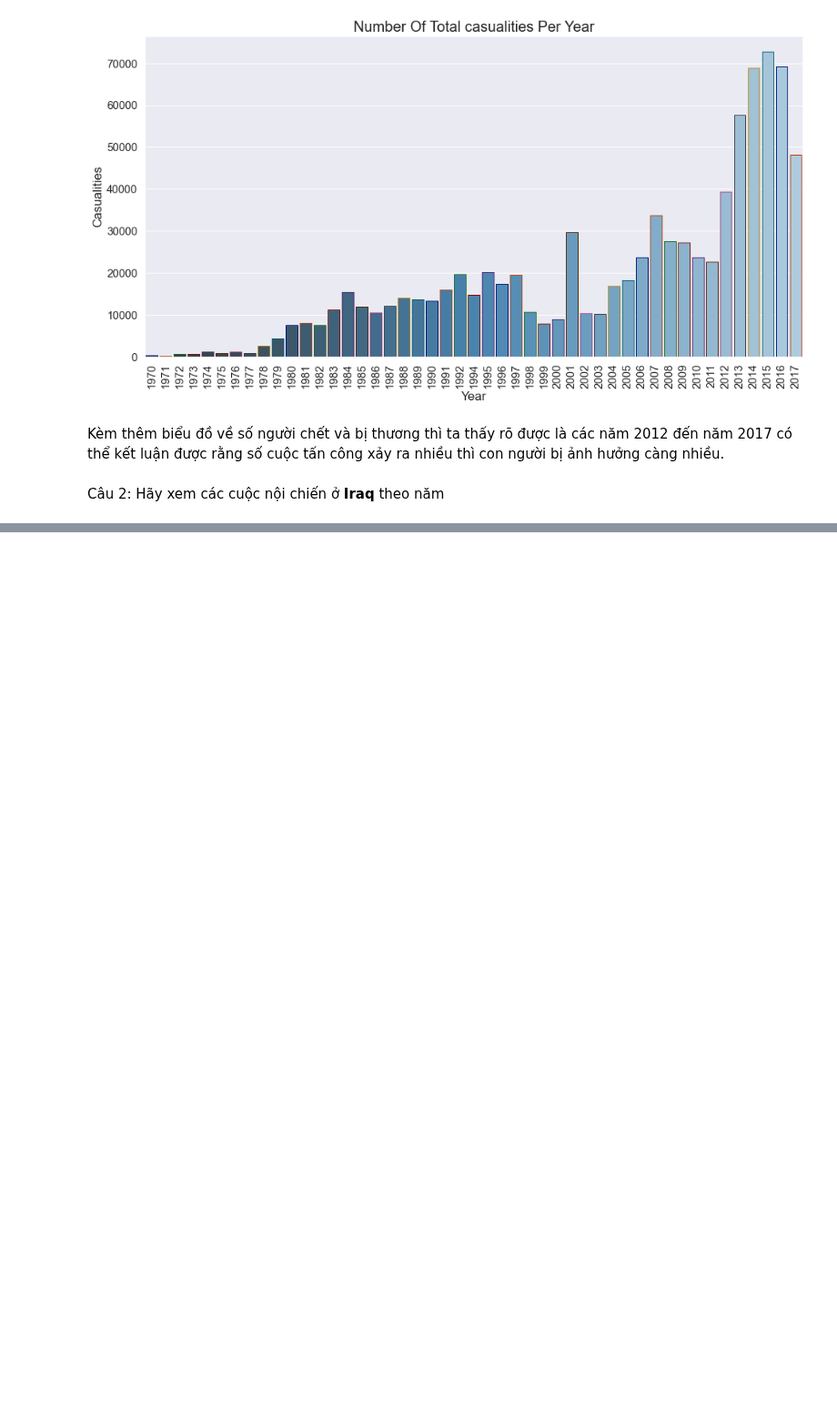
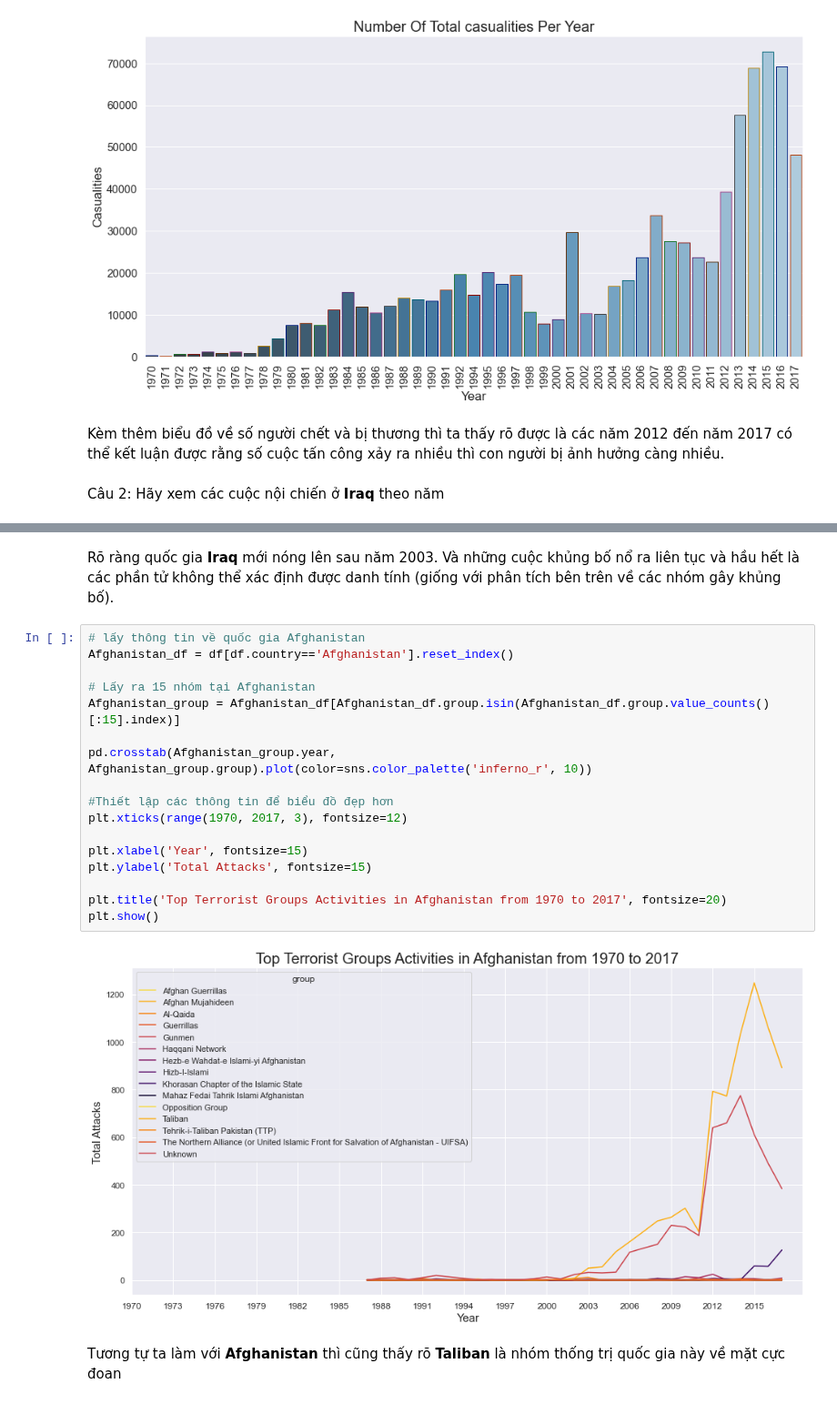
Before and after one commit to tuph-tech/LTKHDL-final, a Jupyter notebook: 1712861-PhanHuuTu.ipynb, the cells around one changed output, grey strips where cells are left out. Shown at 91% size. Saved outputs shown, nothing was run; the diff lists cells and outputs as text; blank space fills up the shorter version.

```diff
--- a/1712861-PhanHuuTu.ipynb
+++ b/1712861-PhanHuuTu.ipynb
@@ -703,0 +723,23 @@ Câu 2: Hãy xem các cuộc nội chiến ở **Iraq** theo năm
+# %% [markdown]
+Rõ ràng quốc gia **Iraq** mới nóng lên sau năm 2003. Và những cuộc khủng bố nổ ra liên tục và hầu hết là các phần tử không thể xác định được danh tính (giống với phân tích bên trên về các nhóm gây khủng bố).
+# %%
+# lấy thông tin về quốc gia Afghanistan
+Afghanistan_df = df[df.country=='Afghanistan'].reset_index()
+
+# Lấy ra 15 nhóm tại Afghanistan
+Afghanistan_group = Afghanistan_df[Afghanistan_df.group.isin(Afghanistan_df.group.value_counts()[:15].index)]
+
+pd.crosstab(Afghanistan_group.year, Afghanistan_group.group).plot(color=sns.color_palette('inferno_r', 10))
+
+#Thiết lập các thông tin để biểu đồ đẹp hơn
+plt.xticks(range(1970, 2017, 3), fontsize=12)
+
+plt.xlabel('Year', fontsize=15)
+plt.ylabel('Total Attacks', fontsize=15)
+
+plt.title('Top Terrorist Groups Activities in Afghanistan from 1970 to 2017', fontsize=20)
+plt.show()
+# %% [output]
+[figure, added]
+# %% [markdown]
+Tương tự ta làm với **Afghanistan** thì cũng thấy rõ **Taliban** là nhóm thống trị quốc gia này về mặt cực đoan
```
Also changed, not shown: parts of 1 cell of this notebook.
